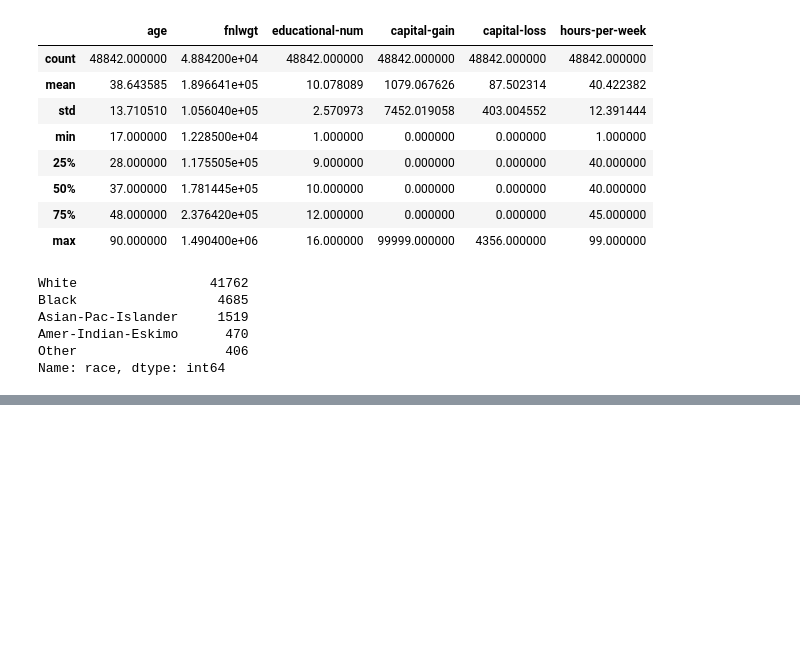
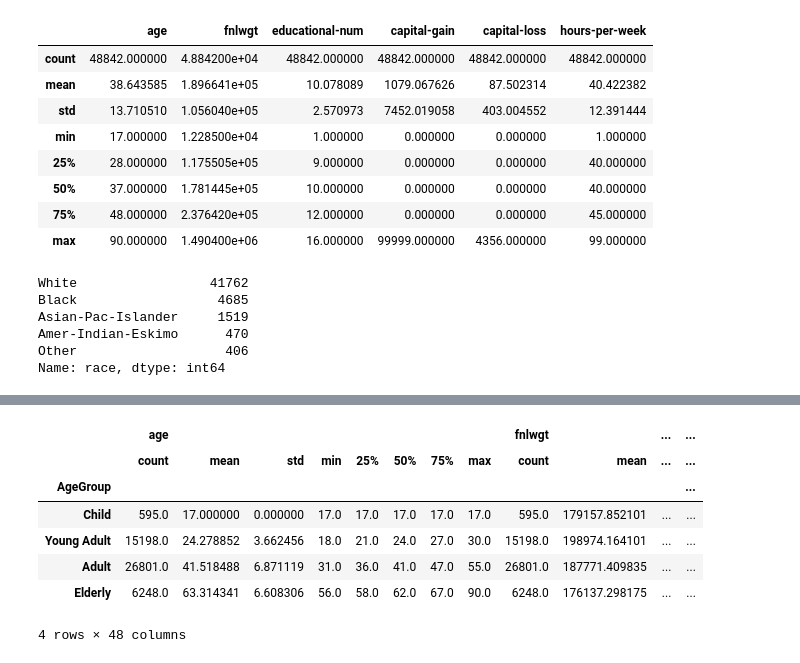
Before and after one commit to noblecoder11/pict-semester-6, a Jupyter notebook: dsbdal/a3.ipynb, the cells around one changed output, grey strips where cells are left out. Drawn from its saved outputs; the diff is of its cells as text; code cells hidden in the pictures; blank space fills up the shorter version.

```diff
--- a/dsbdal/a3.ipynb
+++ b/dsbdal/a3.ipynb
@@ -62,0 +111,11 @@ df.describe(include='all')
+# %%
+df.groupby(['AgeGroup']).describe()
+# %% [output]
+|  | age |  |  |  |  |  |  |  | fnlwgt |  | ... | ... |
+|  | count | mean | std | min | 25% | 50% | 75% | max | count | mean | ... | ... |
+| AgeGroup |  |  |  |  |  |  |  |  |  |  |  | ... |
+| Child | 595.0 | 17.000000 | 0.000000 | 17.0 | 17.0 | 17.0 | 17.0 | 17.0 | 595.0 | 179157.852101 | ... | ... |
+| Young Adult | 15198.0 | 24.278852 | 3.662456 | 18.0 | 21.0 | 24.0 | 27.0 | 30.0 | 15198.0 | 198974.164101 | ... | ... |
+| Adult | 26801.0 | 41.518488 | 6.871119 | 31.0 | 36.0 | 41.0 | 47.0 | 55.0 | 26801.0 | 187771.409835 | ... | ... |
+| Elderly | 6248.0 | 63.314341 | 6.608306 | 56.0 | 58.0 | 62.0 | 67.0 | 90.0 | 6248.0 | 176137.298175 | ... | ... |
+4 rows × 48 columns
```
Also changed, not shown: parts of 13 cells of this notebook, 4 other files.
